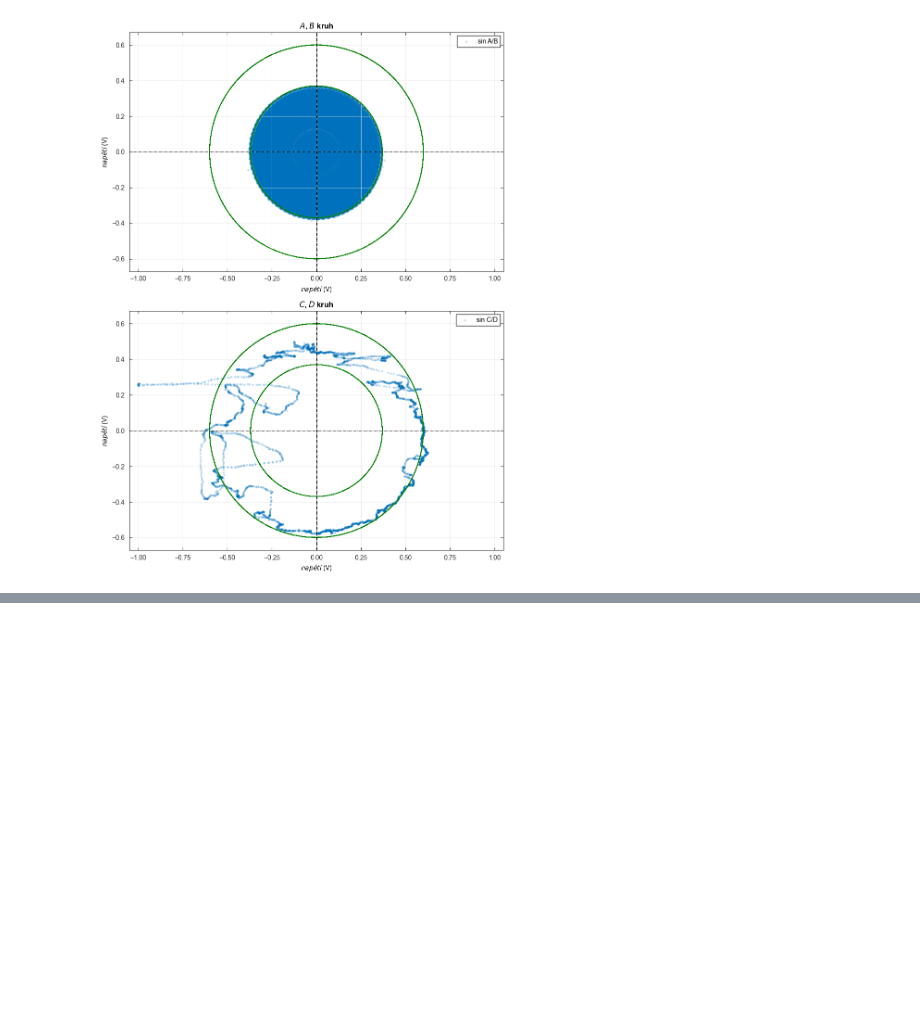
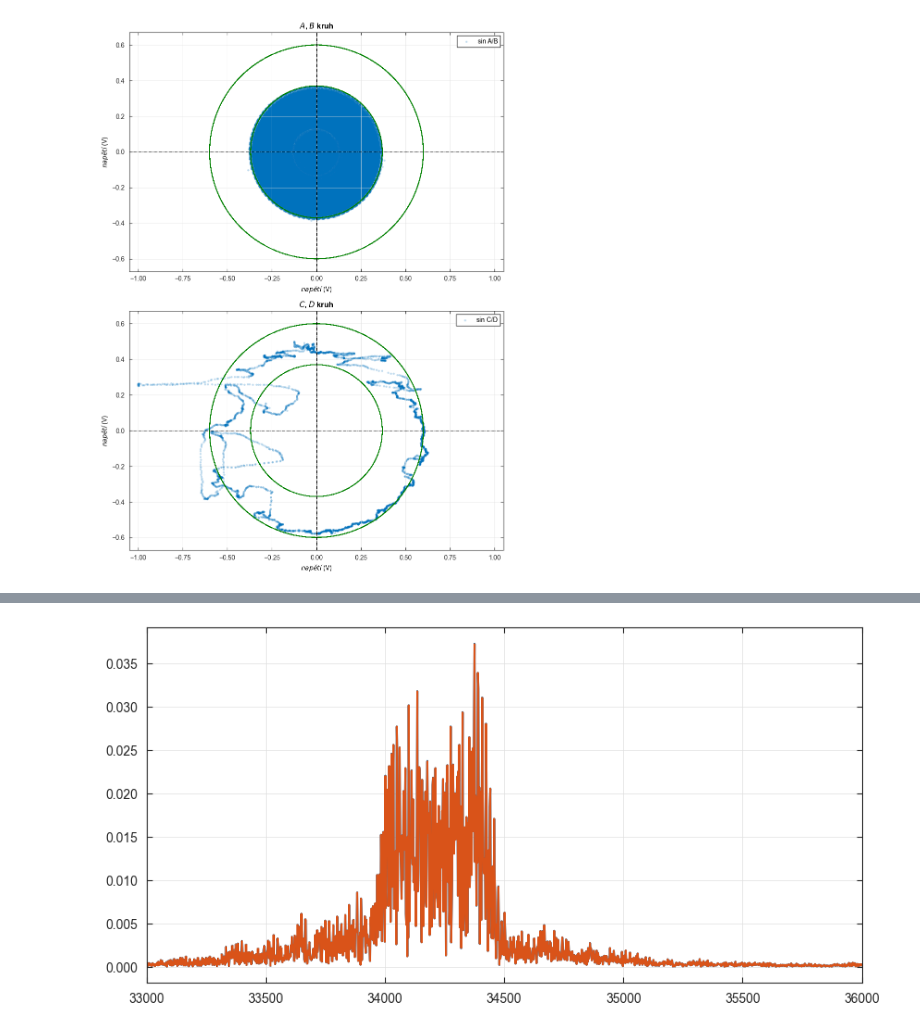
Before and after one commit to Buldadavid/plot, a Jupyter notebook: ERN_2.ipynb, the cells around one changed output, grey strips where cells are left out. Cells and saved outputs as stored; diff of their text form; code cells hidden in the pictures; blank space fills up the shorter version.

```diff
--- a/ERN_2.ipynb
+++ b/ERN_2.ipynb
@@ -169,0 +218,9 @@ plt.show()
+# %%
+xf1, yf1, xf2, yf2 = test_fft(a, b, 350e-9)
+plt.figure(figsize=(10, 5))
+plt.plot(xf1, yf1)
+plt.plot(xf2, yf2)
+plt.xlim(33000,36000)
+plt.show()
+# %% [output]
+[figure, added]
```
Also changed, not shown: parts of 3 cells of this notebook, 2 other files.
